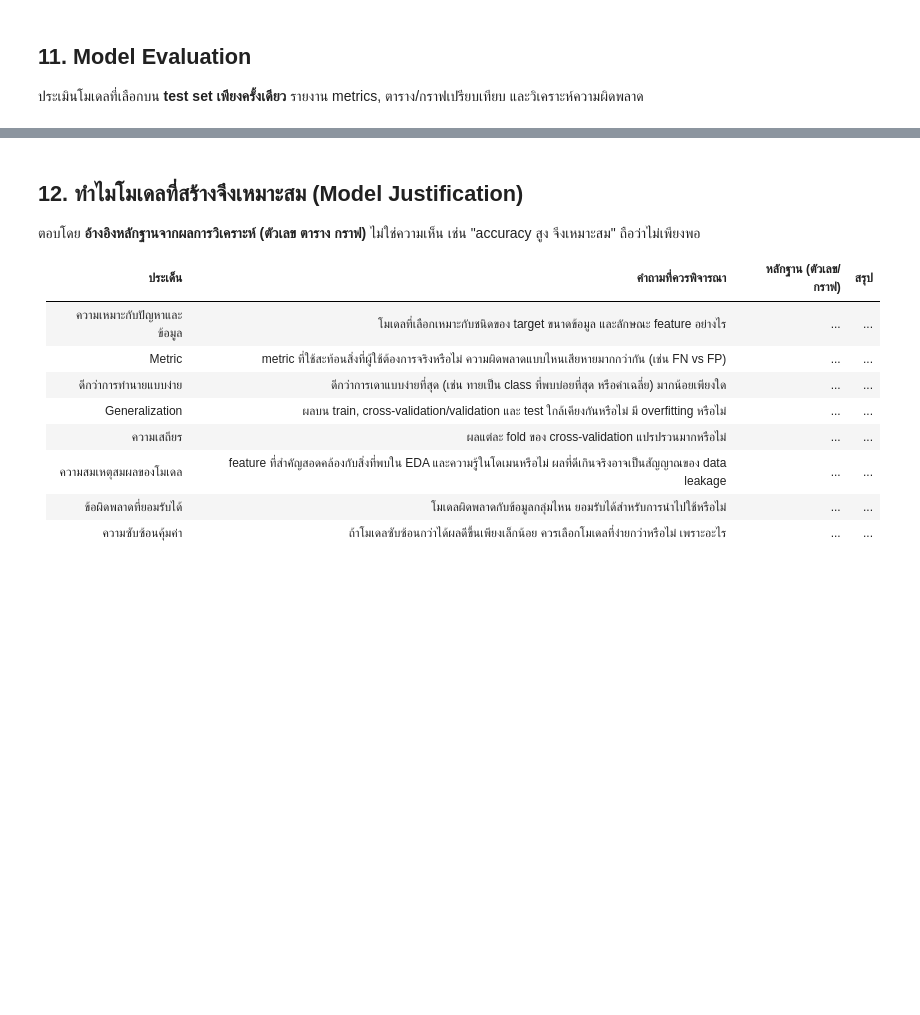
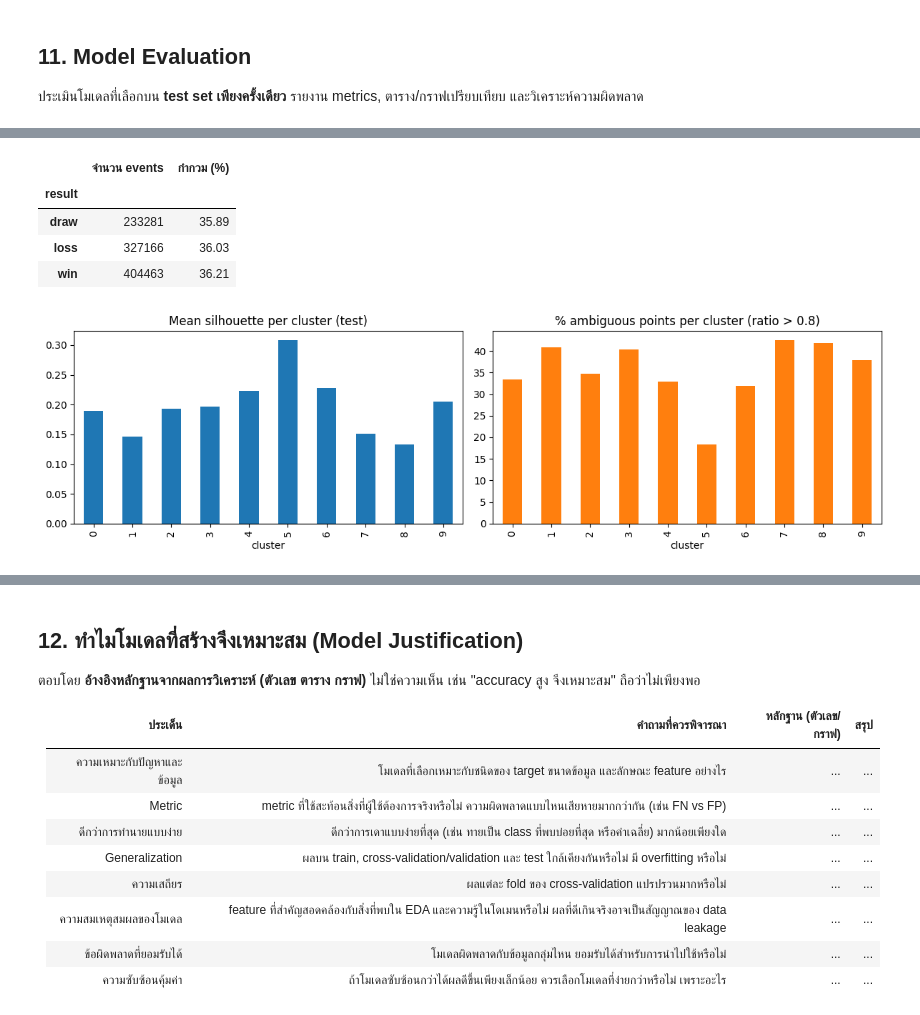
Before and after one commit to doperjerr/G2_MiniProject_Part2_BigData_ML, a Jupyter notebook: G2_MiniProject_Part2_BigData_ML.ipynb, the cells around one changed output, grey strips where cells are left out. Drawn from its saved outputs; the diff is of its cells as text; code cells hidden in the pictures; blank space fills up the shorter version.

```diff
--- a/G2_MiniProject_Part2_BigData_ML.ipynb
+++ b/G2_MiniProject_Part2_BigData_ML.ipynb
@@ -2523,0 +2622,74 @@ if SHOW_START_HEATMAP:
+# %%
+D = final_km.transform(Xte)                          # ระยะถึงทุก centroid
+d1 = D.min(axis=1)
+d2 = np.partition(D, 1, axis=1)[:, 1]
+ratio = d1 / np.where(d2 == 0, np.nan, d2)           # ใกล้ 1 = อยู่กึ่งกลางระหว่าง 2 cluster
+AMBIG = 0.80
+ambig = ratio > AMBIG
+
+# silhouette รายจุด (ชุดย่อย 10,000 แถว เพื่อไม่ให้ใช้ RAM มาก)
+rng = np.random.default_rng(42)
+sidx = rng.choice(len(Xte), min(10_000, len(Xte)), replace=False)
+sil = np.full(len(Xte), np.nan)
+sil[sidx] = silhouette_samples(Xte[sidx], labs["test"][sidx])
+
+err = pd.DataFrame({"cluster": labs["test"], "d1": d1, "ambig": ambig, "sil": sil})
+by_c = err.groupby("cluster").agg(
+    size_pct=("cluster", lambda s: len(s) / len(err) * 100),
+    dist_to_centroid=("d1", "mean"),
+    ambiguous_pct=("ambig", lambda s: s.mean() * 100),
+    mean_silhouette=("sil", "mean"),
+    neg_silhouette_pct=("sil", lambda s: (s.dropna() < 0).mean() * 100),
+)
+print(f"Error analysis รายกลุ่ม | กำกวม = ระยะถึง centroid ที่ใกล้สุด / ใกล้อันดับสอง > {AMBIG}")
+display(by_c.round(2))
+print(f"ภาพรวม: กำกวม {ambig.mean()*100:.1f}% | silhouette < 0: {(sil[sidx] < 0).mean()*100:.1f}% "
+      f"(ของแถวตัวอย่างสำหรับ silhouette)")
+
+# --- แยกตามกลุ่มย่อยของข้อมูล ---
+te_fe = fe.iloc[test_idx].reset_index(drop=True)
+te_meta = meta.iloc[test_idx].reset_index(drop=True)
+sub = pd.DataFrame({
+    "type":   te_meta["type"].astype(str),
+    "zone":   pd.cut(te_fe["start_x"], [-0.1, 40, 80, 120.1], labels=["Defensive", "Middle", "Final"]),
+    "result": te_meta["result"].astype(str),
+    "ambig":  ambig,
+})
+for col in ["type", "zone", "result"]:
+    t = sub.groupby(col, observed=True)["ambig"].agg(["size", "mean"])
+    t["mean"] *= 100
+    t.columns = ["จำนวน events", "กำกวม (%)"]
+    print(f"\nสัดส่วนจุดกำกวมแยกตาม {col}")
+    display(t.round(2))
+
+# กราฟ
+fig, ax = plt.subplots(1, 2, figsize=(12, 3.6))
+by_c["mean_silhouette"].plot.bar(ax=ax[0], color="tab:blue")
+ax[0].axhline(0, color="k", lw=0.8); ax[0].set_title("Mean silhouette per cluster (test)")
+by_c["ambiguous_pct"].plot.bar(ax=ax[1], color="tab:orange")
+ax[1].set_title(f"% ambiguous points per cluster (ratio > {AMBIG})")
+plt.tight_layout(); plt.show()
+
+
+# %% [Cell 7] โปรไฟล์ cluster บน Test สอดคล้องกับ Train หรือไม่ (ความหมายของ archetype ไม่เปลี่ยน)
+def profile(idx, lab):
+    f = fe.iloc[idx].reset_index(drop=True)
+    m = meta.iloc[idx].reset_index(drop=True)
+    d = pd.DataFrame({"cluster": lab, "pass_pct": f["is_pass"].to_numpy() * 100,
+                      "dist": m["dist"].to_numpy(), "start_x": f["start_x"].to_numpy(),
+                      "dx": m["dx"].to_numpy(), "dy": m["dy"].to_numpy()})
+    g = d.groupby("cluster")
+    out = g[["pass_pct", "dist", "start_x"]].mean()
+    out["direction_deg"] = np.degrees(np.arctan2(g["dy"].mean(), g["dx"].mean()))
+    return out
+
+p_tr, p_te = profile(train_idx, labs["train"]), profile(test_idx, labs["test"])
+cmp_ = p_tr.join(p_te, lsuffix="_train", rsuffix="_test")
+for c_ in ["pass_pct", "dist", "start_x", "direction_deg"]:
+    cmp_[f"Δ{c_}"] = cmp_[f"{c_}_test"] - cmp_[f"{c_}_train"]
+cmp_["Δdirection_deg"] = (cmp_["Δdirection_deg"] + 180) % 360 - 180      # ผลต่างมุมแบบวงกลม (-180..180)
+print("โปรไฟล์ cluster: train vs test (Δ = test − train)")
+display(cmp_.round(2))
+print(f"ผลต่างสูงสุด -> pass% {cmp_['Δpass_pct'].abs().max():.2f} | dist {cmp_['Δdist'].abs().max():.2f} หลา | "
+      f"start_x {cmp_['Δstart_x'].abs().max():.2f} หลา | ทิศ {cmp_['Δdirection_deg'].abs().max():.2f} องศา")
+# %% [output]
@@ -2523,0 +2723,6 @@ if SHOW_START_HEATMAP:
+|  | จำนวน events | กำกวม (%) |
+| result |  |  |
+| draw | 233281 | 35.89 |
+| loss | 327166 | 36.03 |
+| win | 404463 | 36.21 |
+[figure, added]
```
Also changed, not shown: parts of 14 cells of this notebook.
